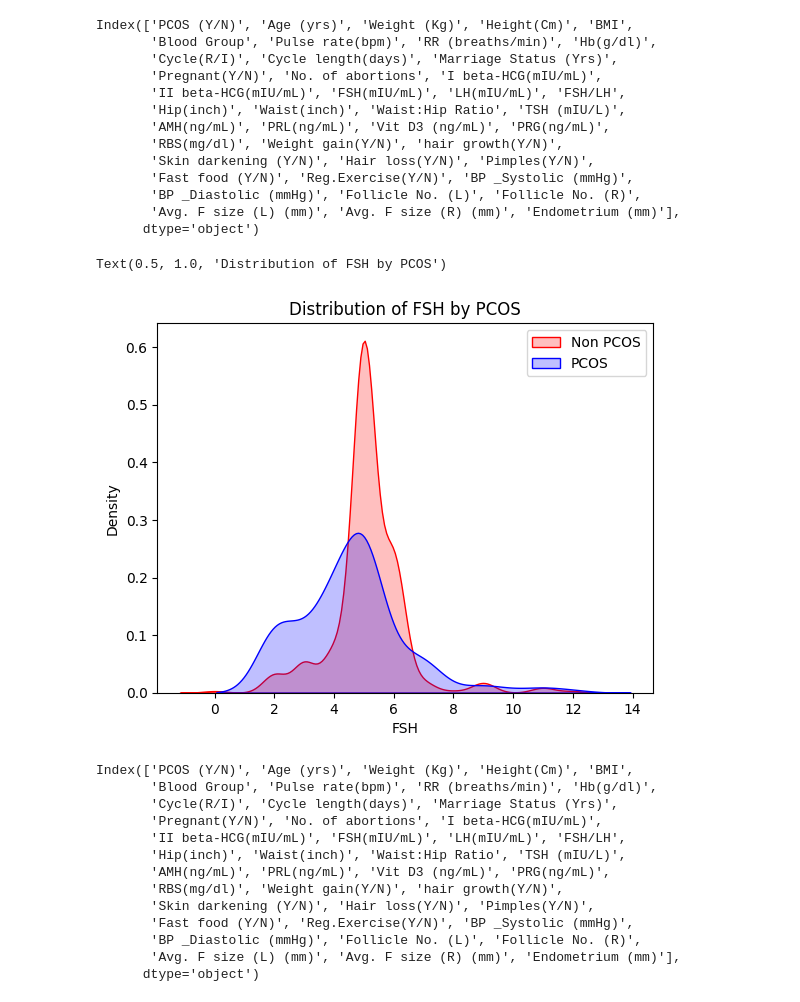
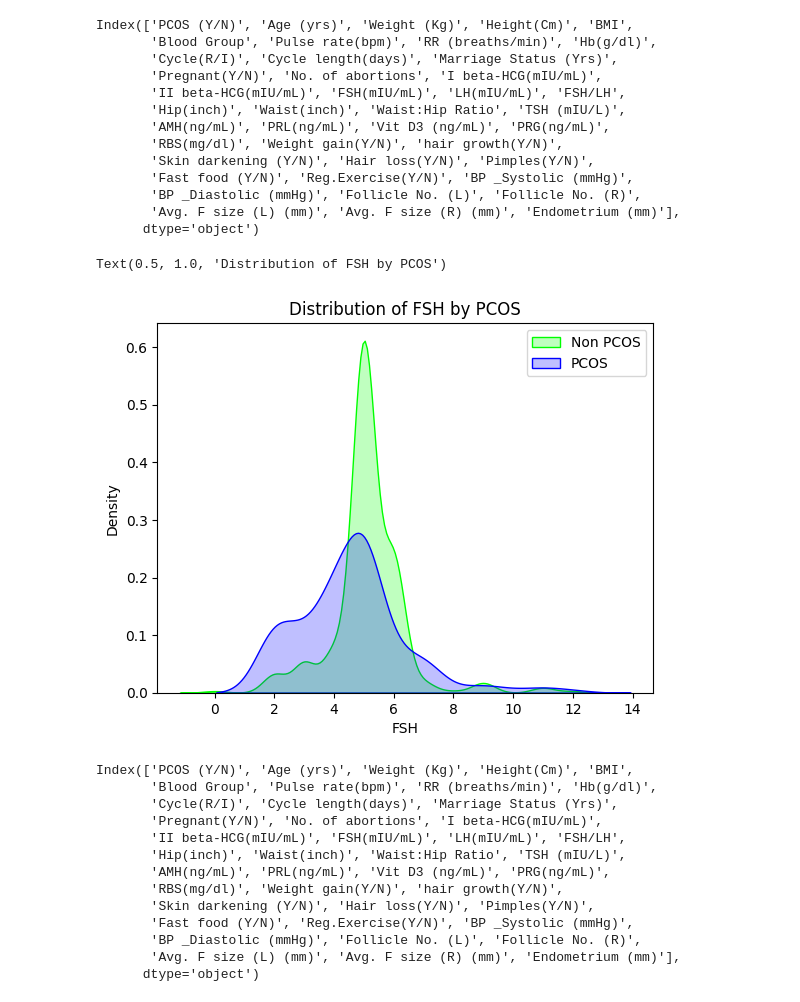
Before and after one commit to leylatulu/PCOS-Prediction, a Jupyter notebook: analysis.ipynb, the cells around one changed output. Cells and saved outputs as stored; diff of their text form; code cells hidden in the pictures.

```diff
--- a/analysis.ipynb
+++ b/analysis.ipynb
@@ -370,15 +426,15 @@ Index(['PCOS (Y/N)', 'Age (yrs)', 'Weight (Kg)', 'Height(Cm)', 'BMI',
        'Avg. F size (L) (mm)', 'Avg. F size (R) (mm)', 'Endometrium (mm)'],
       dtype='object')
 # %%
-ax = sns.kdeplot(df["Cycle length(days)"][(df['PCOS (Y/N)'] == 0)], color="Red", shade = True)
+ax = sns.kdeplot(df["Cycle length(days)"][(df['PCOS (Y/N)'] == 0)], color="Lime", shade = True)
 ax = sns.kdeplot(df["Cycle length(days)"][(df['PCOS (Y/N)'] == 1)], ax =ax, color="Blue", shade= True)
 ax.legend(["Non PCOS","PCOS"],loc='upper right')
 ax.set_ylabel('Density')
 ax.set_xlabel('FSH')
 ax.set_title('Distribution of FSH by PCOS')
 # %% [output]
 Text(0.5, 1.0, 'Distribution of FSH by PCOS')
-[figure, old version]
+[figure, new version]
 # %%
 df.columns
 # %% [output]
```
Also changed, not shown: parts of 16 cells of this notebook.
